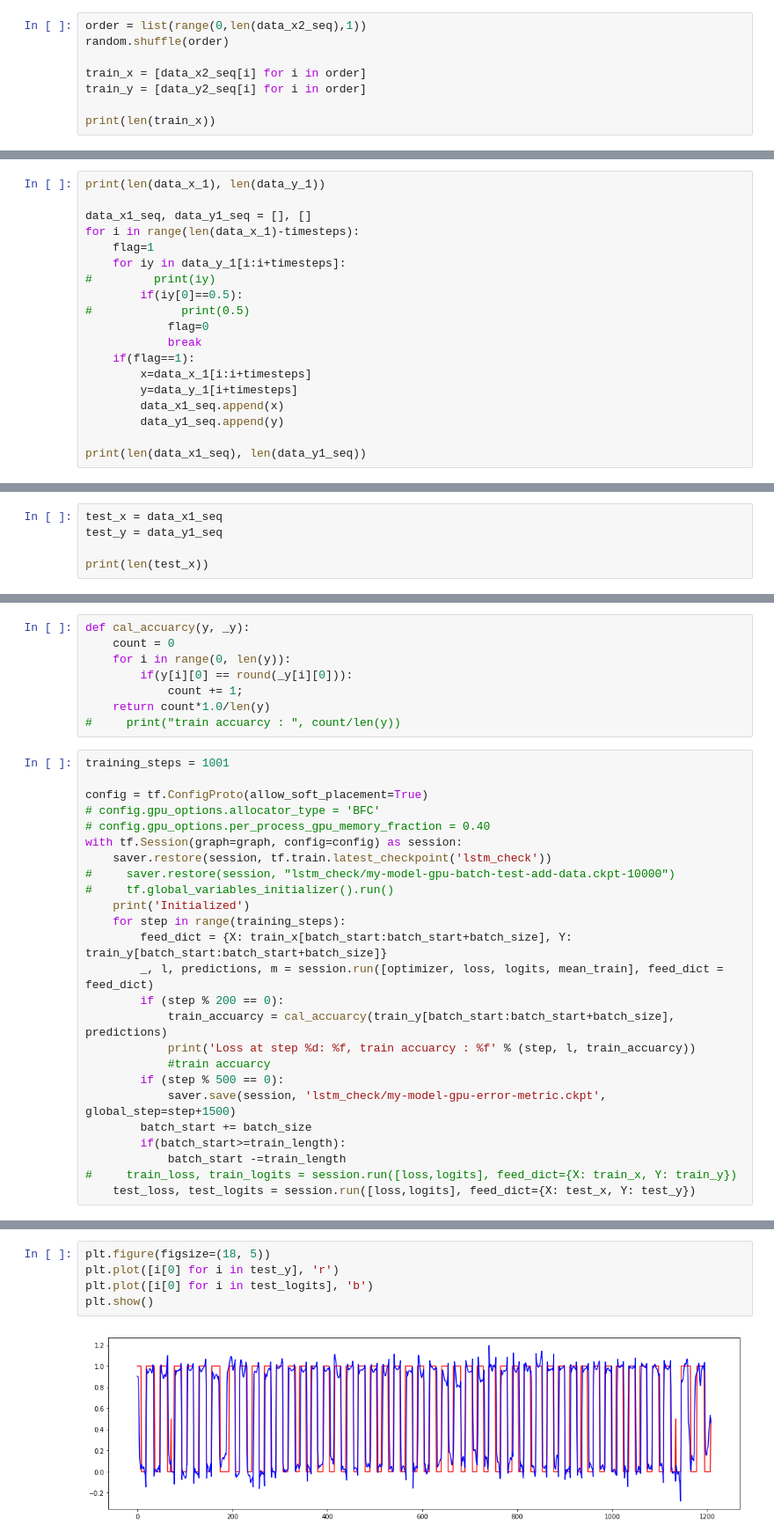
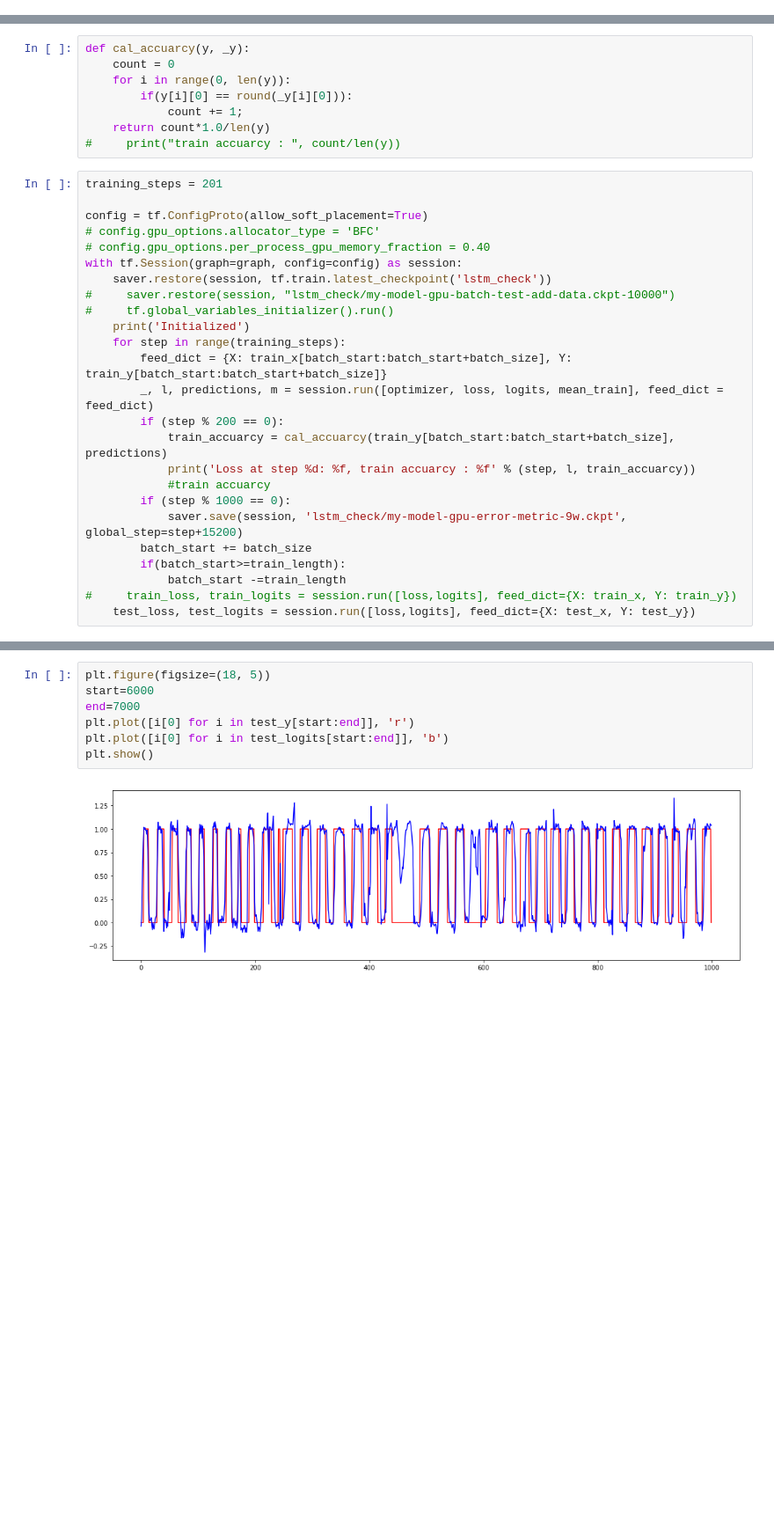
Before and after one commit to czyi/StepCounting, a Jupyter notebook: lstm_error_metric.ipynb, the cells around one changed output, grey strips where cells are left out. Shown: that part at 88% size. Saved outputs shown, nothing was run; the diff lists cells and outputs as text; blank space fills up the shorter version.

```diff
--- a/lstm_error_metric.ipynb
+++ b/lstm_error_metric.ipynb
@@ -137,8 +152,0 @@ print(len(train_x))
-# %%
-order = list(range(0,len(data_x2_seq),1))
-random.shuffle(order)
-
-train_x = [data_x2_seq[i] for i in order]
-train_y = [data_y2_seq[i] for i in order]
-
-print(len(train_x))
@@ -162,19 +152,0 @@ plt.show()
-# %%
-print(len(data_x_1), len(data_y_1))
-
-data_x1_seq, data_y1_seq = [], []
-for i in range(len(data_x_1)-timesteps):
-    flag=1
-    for iy in data_y_1[i:i+timesteps]:
-#         print(iy)
-        if(iy[0]==0.5):
-#             print(0.5)
-            flag=0
-            break
-    if(flag==1):
-        x=data_x_1[i:i+timesteps]
-        y=data_y_1[i+timesteps]
-        data_x1_seq.append(x)
-        data_y1_seq.append(y)
-
-print(len(data_x1_seq), len(data_y1_seq))
@@ -184,5 +152,0 @@ print(len(data_x1_seq), len(data_y1_seq))
-# %%
-test_x = data_x1_seq
-test_y = data_y1_seq
-
-print(len(test_x))
@@ -256,7 +260,7 @@ def cal_accuarcy(y, _y):
     return count*1.0/len(y)
 #     print("train accuarcy : ", count/len(y))
 # %%
-training_steps = 1001
+training_steps = 201
 
 config = tf.ConfigProto(allow_soft_placement=True)
 # config.gpu_options.allocator_type = 'BFC'
@@ -273,8 +277,8 @@ with tf.Session(graph=graph, config=config) as session:
             train_accuarcy = cal_accuarcy(train_y[batch_start:batch_start+batch_size], predictions)
             print('Loss at step %d: %f, train accuarcy : %f' % (step, l, train_accuarcy))
             #train accuarcy
-        if (step % 500 == 0):
-            saver.save(session, 'lstm_check/my-model-gpu-error-metric.ckpt', global_step=step+1500)
+        if (step % 1000 == 0):
+            saver.save(session, 'lstm_check/my-model-gpu-error-metric-9w.ckpt', global_step=step+15200)
         batch_start += batch_size
         if(batch_start>=train_length):
             batch_start -=train_length
@@ -292,10 +292,12 @@ Loss at step 1000: 0.000316, train accuarcy : 1.000000
 # %%
 plt.figure(figsize=(18, 5))
-plt.plot([i[0] for i in test_y], 'r')
-plt.plot([i[0] for i in test_logits], 'b')
+start=6000
+end=7000
+plt.plot([i[0] for i in test_y[start:end]], 'r')
+plt.plot([i[0] for i in test_logits[start:end]], 'b')
 plt.show()
 # %% [output]
-[figure, old version]
+[figure, new version]
 # %%
 # print(test_y)
 print(test_logits)
```
Also changed, not shown: parts of 25 cells of this notebook, 18 other files.
